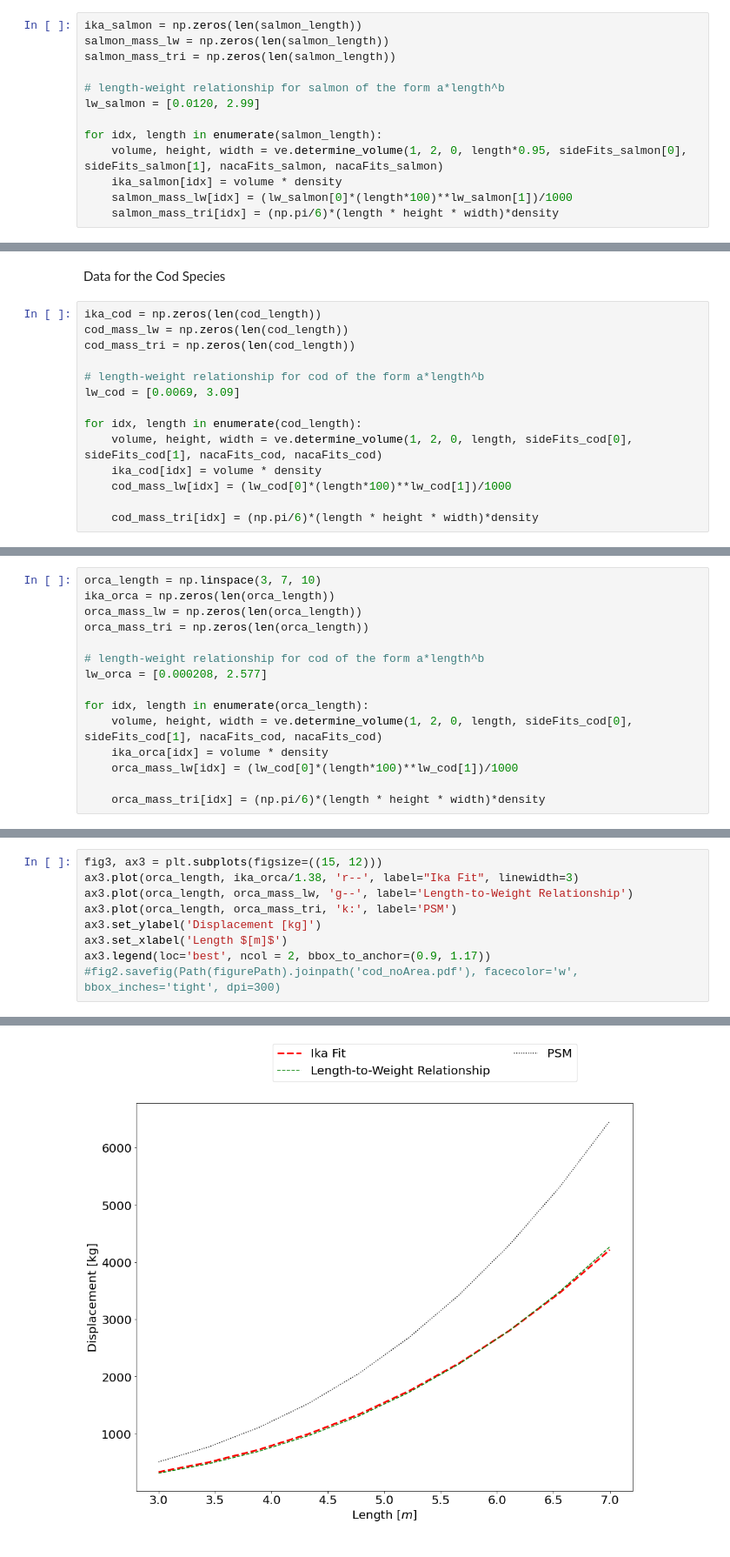
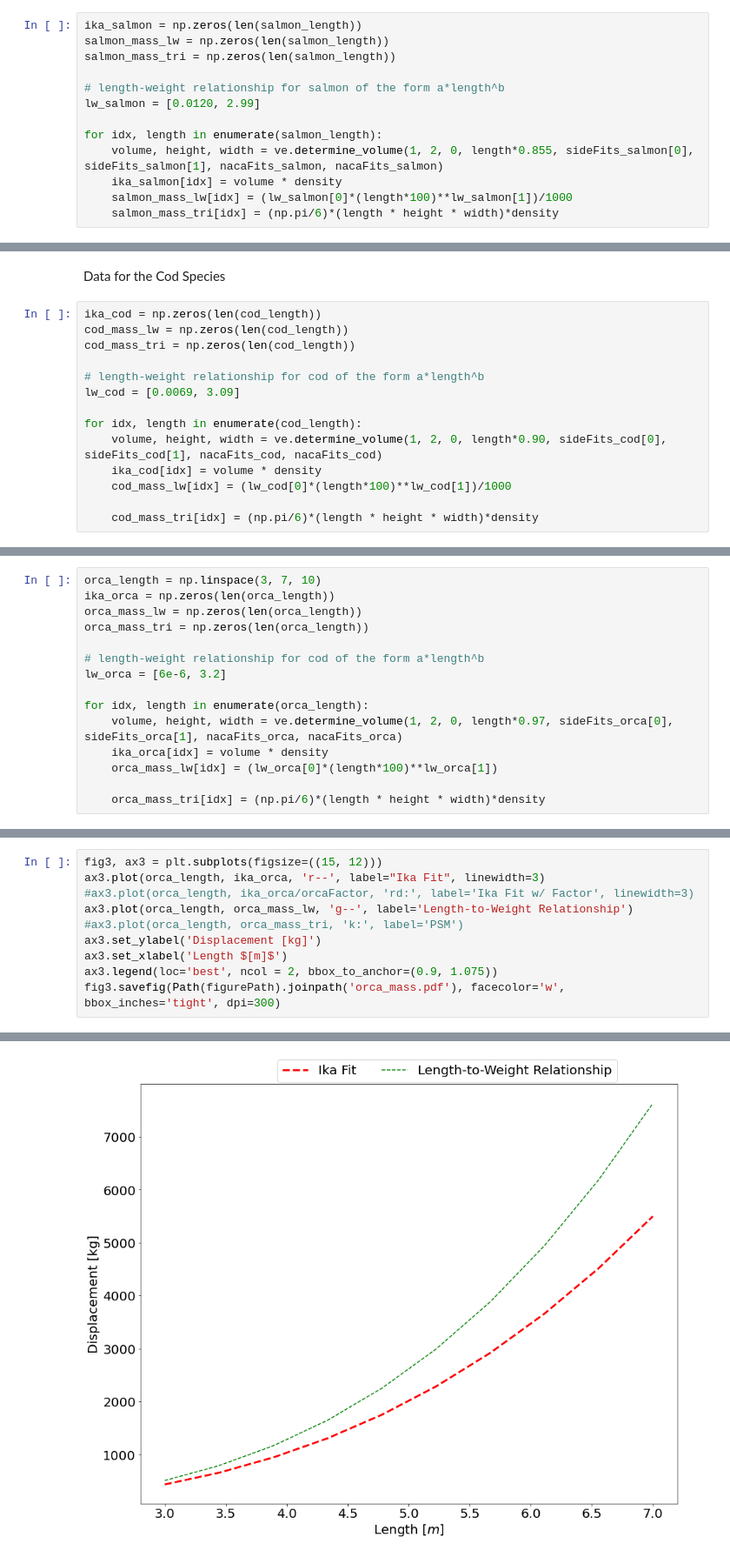
Before and after one commit to michaelcoe/Ika-Fit, a Jupyter notebook: massValidation.ipynb, the cells around one changed output, grey strips where cells are left out. Shown at 87% size. Drawn from its saved outputs; the diff is of its cells as text.

```diff
--- a/massValidation.ipynb
+++ b/massValidation.ipynb
@@ -254,7 +280,7 @@ salmon_mass_tri = np.zeros(len(salmon_length))
 lw_salmon = [0.0120, 2.99]
 
 for idx, length in enumerate(salmon_length):
-    volume, height, width = ve.determine_volume(1, 2, 0, length*0.95, sideFits_salmon[0], sideFits_salmon[1], nacaFits_salmon, nacaFits_salmon)
+    volume, height, width = ve.determine_volume(1, 2, 0, length*0.855, sideFits_salmon[0], sideFits_salmon[1], nacaFits_salmon, nacaFits_salmon)
     ika_salmon[idx] = volume * density
     salmon_mass_lw[idx] = (lw_salmon[0]*(length*100)**lw_salmon[1])/1000
     salmon_mass_tri[idx] = (np.pi/6)*(length * height * width)*density
@@ -291,7 +320,7 @@ cod_mass_tri = np.zeros(len(cod_length))
 lw_cod = [0.0069, 3.09]
 
 for idx, length in enumerate(cod_length):
-    volume, height, width = ve.determine_volume(1, 2, 0, length, sideFits_cod[0], sideFits_cod[1], nacaFits_cod, nacaFits_cod)
+    volume, height, width = ve.determine_volume(1, 2, 0, length*0.90, sideFits_cod[0], sideFits_cod[1], nacaFits_cod, nacaFits_cod)
     ika_cod[idx] = volume * density
     cod_mass_lw[idx] = (lw_cod[0]*(length*100)**lw_cod[1])/1000
 
@@ -323,11 +355,11 @@ orca_mass_lw = np.zeros(len(orca_length))
 orca_mass_tri = np.zeros(len(orca_length))
 
 # length-weight relationship for cod of the form a*length^b
-lw_orca = [0.000208, 2.577]
+lw_orca = [6e-6, 3.2]
 
 for idx, length in enumerate(orca_length):
-    volume, height, width = ve.determine_volume(1, 2, 0, length, sideFits_cod[0], sideFits_cod[1], nacaFits_cod, nacaFits_cod)
+    volume, height, width = ve.determine_volume(1, 2, 0, length*0.97, sideFits_orca[0], sideFits_orca[1], nacaFits_orca, nacaFits_orca)
     ika_orca[idx] = volume * density
-    orca_mass_lw[idx] = (lw_cod[0]*(length*100)**lw_cod[1])/1000
+    orca_mass_lw[idx] = (lw_orca[0]*(length*100)**lw_orca[1])
 
     orca_mass_tri[idx] = (np.pi/6)*(length * height * width)*density
@@ -334,10 +369,11 @@ for idx, length in enumerate(orca_length):
 # %%
 fig3, ax3 = plt.subplots(figsize=((15, 12)))
-ax3.plot(orca_length, ika_orca/1.38, 'r--', label="Ika Fit", linewidth=3)
+ax3.plot(orca_length, ika_orca, 'r--', label="Ika Fit", linewidth=3)
+#ax3.plot(orca_length, ika_orca/orcaFactor, 'rd:', label='Ika Fit w/ Factor', linewidth=3)
 ax3.plot(orca_length, orca_mass_lw, 'g--', label='Length-to-Weight Relationship')
-ax3.plot(orca_length, orca_mass_tri, 'k:', label='PSM')
+#ax3.plot(orca_length, orca_mass_tri, 'k:', label='PSM')
 ax3.set_ylabel('Displacement [kg]')
 ax3.set_xlabel('Length $[m]$')
-ax3.legend(loc='best', ncol = 2, bbox_to_anchor=(0.9, 1.17))
-#fig2.savefig(Path(figurePath).joinpath('cod_noArea.pdf'), facecolor='w', bbox_inches='tight', dpi=300)
+ax3.legend(loc='best', ncol = 2, bbox_to_anchor=(0.9, 1.075))
+fig3.savefig(Path(figurePath).joinpath('orca_mass.pdf'), facecolor='w', bbox_inches='tight', dpi=300)
 # %% [output]
@@ -345,4 +380,4 @@ ax3.legend(loc='best', ncol = 2, bbox_to_anchor=(0.9, 1.17))
-[figure, old version]
+[figure, new version]
 # %%
 error_ika = [np.sqrt(np.sum(np.abs(ika_orca - orca_mass_lw)**2)/len(orca_mass_lw)), np.sum(np.abs(ika_orca - orca_mass_lw))/len(orca_mass_lw)]
 error_tri = [np.sqrt(np.sum(np.abs(orca_mass_tri - orca_mass_lw)**2)/len(orca_mass_lw)), np.sum(np.abs(orca_mass_tri - orca_mass_lw))/len(orca_mass_lw)]
```
Also changed, not shown: parts of 22 cells of this notebook, 13 other files.
